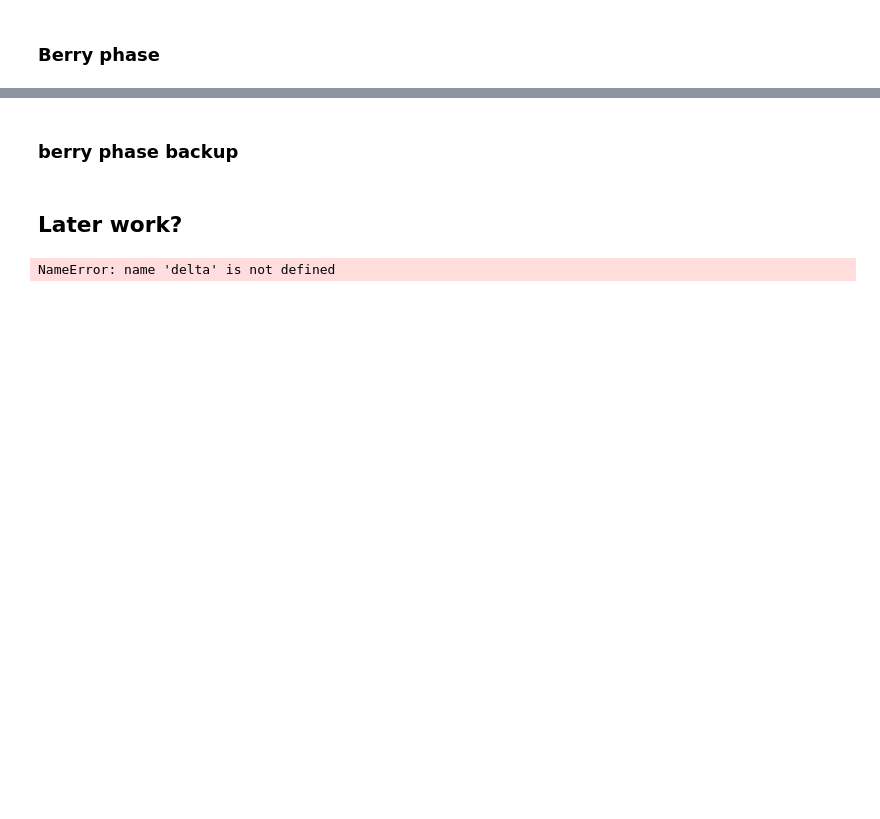
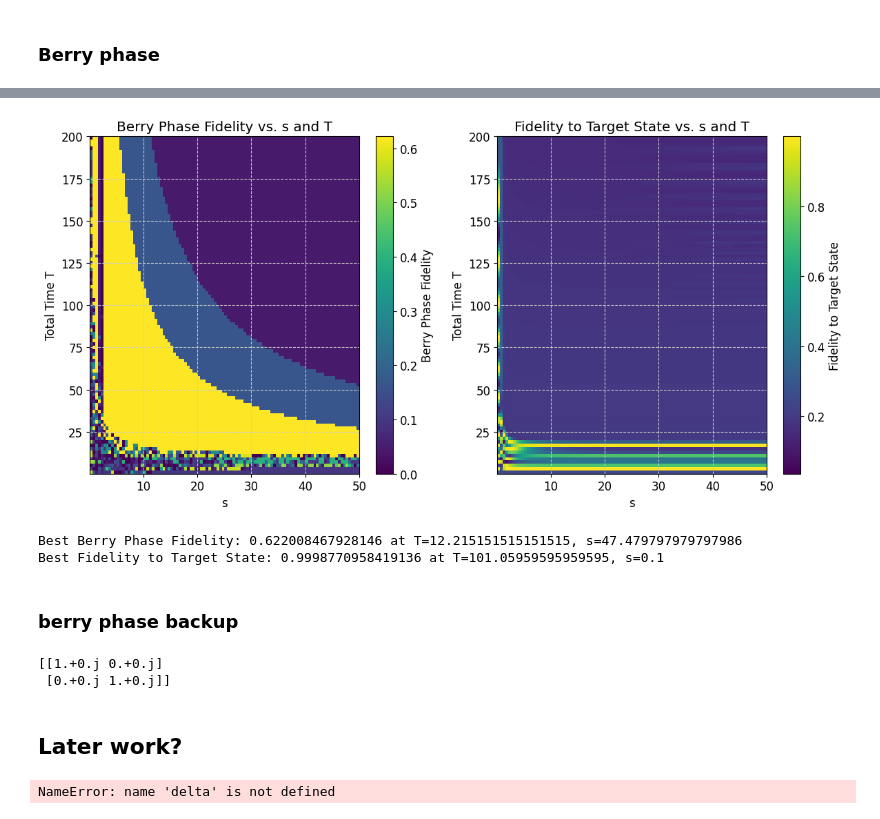
Before and after one commit to hishemok/FYS5419, a Jupyter notebook: Project_2/Braiding_project.ipynb, the cells around one changed output, grey strips where cells are left out. Saved outputs shown, nothing was run; the diff lists cells and outputs as text; code cells hidden in the pictures; blank space fills up the shorter version.

```diff
--- a/Project_2/Braiding_project.ipynb
+++ b/Project_2/Braiding_project.ipynb
@@ -774,3 +861,39 @@ If U ≈ I, then the difference should be small.
+# %%
+B_Phase_Fidelities = np.array(B_Phase_Fidelities).reshape(len(T_vals), len(S_vals))
+Fidelity_targets = np.array(Fidelity_targets).reshape(len(T_vals), len(S_vals))
+
+fig, (ax1, ax2) = plt.subplots(1, 2, figsize=(12, 6))
+
+im1 = ax1.imshow(B_Phase_Fidelities, extent=(S_vals[0], S_vals[-1], T_vals[0], T_vals[-1]),
+                 aspect='auto', origin='lower', cmap='viridis', interpolation='nearest')
+plt.colorbar(im1, ax=ax1, label='Berry Phase Fidelity')
+ax1.set_xlabel('s')
+ax1.set_ylabel('Total Time T')
+ax1.set_title('Berry Phase Fidelity vs. s and T')
+
+im2 = ax2.imshow(Fidelity_targets, extent=(S_vals[0], S_vals[-1], T_vals[0], T_vals[-1]),
+                 aspect='auto', origin='lower', cmap='viridis', interpolation='nearest')
+plt.colorbar(im2, ax=ax2, label='Fidelity to Target State')
+ax2.set_xlabel('s')
+ax2.set_ylabel('Total Time T')
+ax2.set_title('Fidelity to Target State vs. s and T')
+
+plt.tight_layout()
+plt.show()
+# %% [output]
+[figure, added]
+# %%
+#Print the best fidelity for each with corresponding parameters
+# print()
+best_Berry_phase_fidelity = np.max(B_Phase_Fidelities)
+best_Fidelity_target = np.max(Fidelity_targets)
+best_Berry_phase_params = np.unravel_index(np.argmax(B_Phase_Fidelities), B_Phase_Fidelities.shape)
+best_Fidelity_target_params = np.unravel_index(np.argmax(Fidelity_targets), Fidelity_targets.shape)
+print(f"Best Berry Phase Fidelity: {best_Berry_phase_fidelity} at T={T_vals[best_Berry_phase_params[0]]}, s={S_vals[best_Berry_phase_params[1]]}")
+print(f"Best Fidelity to Target State: {best_Fidelity_target} at T={T_vals[best_Fidelity_target_params[0]]}, s={S_vals[best_Fidelity_target_params[1]]}")
+# %% [output]
+Best Berry Phase Fidelity: 0.622008467928146 at T=12.215151515151515, s=47.479797979797986
+Best Fidelity to Target State: 0.9998770958419136 at T=101.05959595959595, s=0.1
 # %% [markdown]
 ### berry phase backup
 # %%
@@ -817,6 +940,11 @@ A_all = berry_connection_overlap(evecs, dt)
 for i in range(n_times - 1):
     A = A_all[i]
     U[i + 1] = expm(dt * A) @ U[i]
+
+print(U[-1])
+# %% [output]
+[[1.+0.j 0.+0.j]
+ [0.+0.j 1.+0.j]]
 # %% [markdown]
 ## Later work?
 # %%
```
Also changed, not shown: parts of 6 cells of this notebook.
